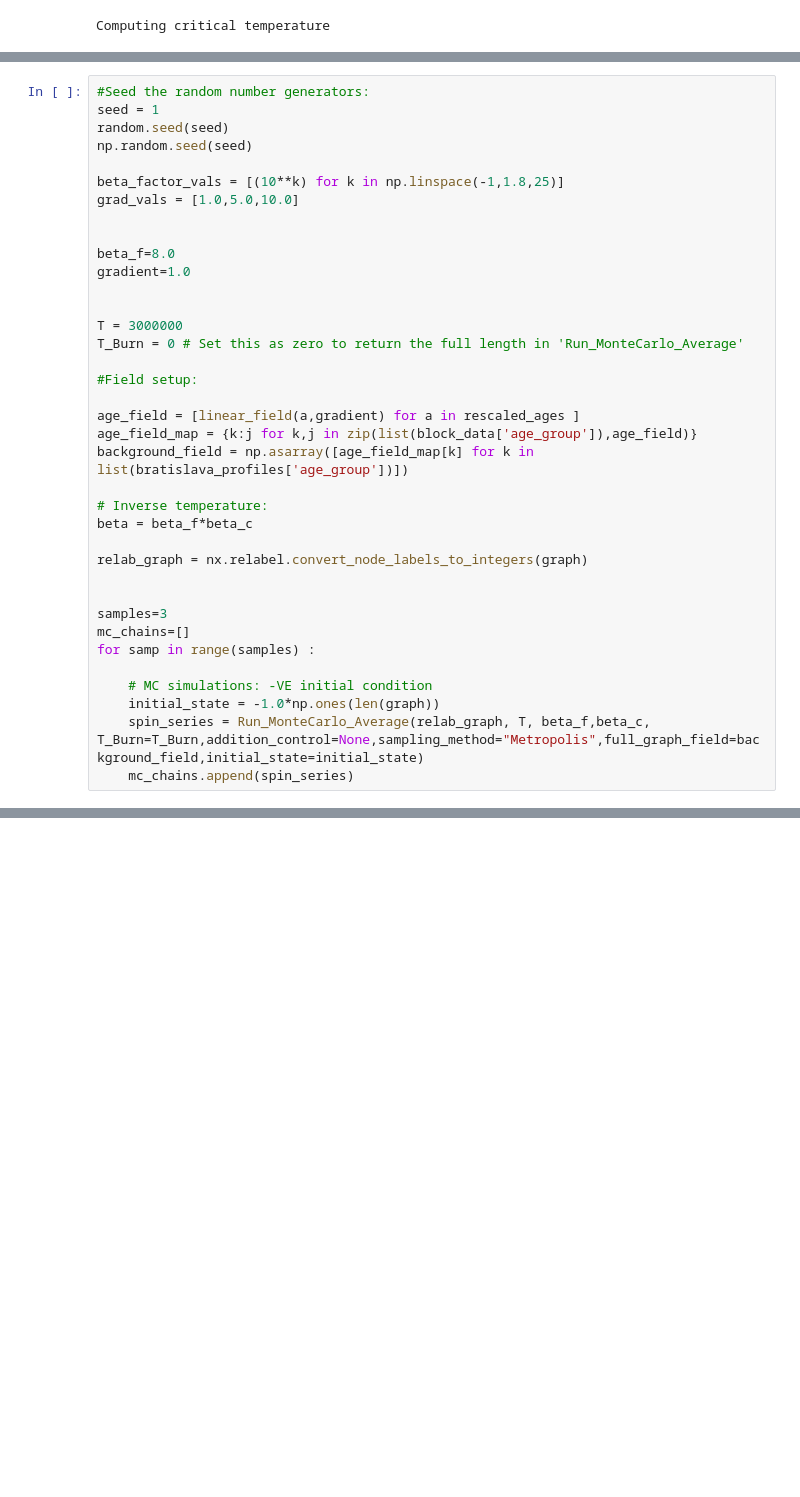
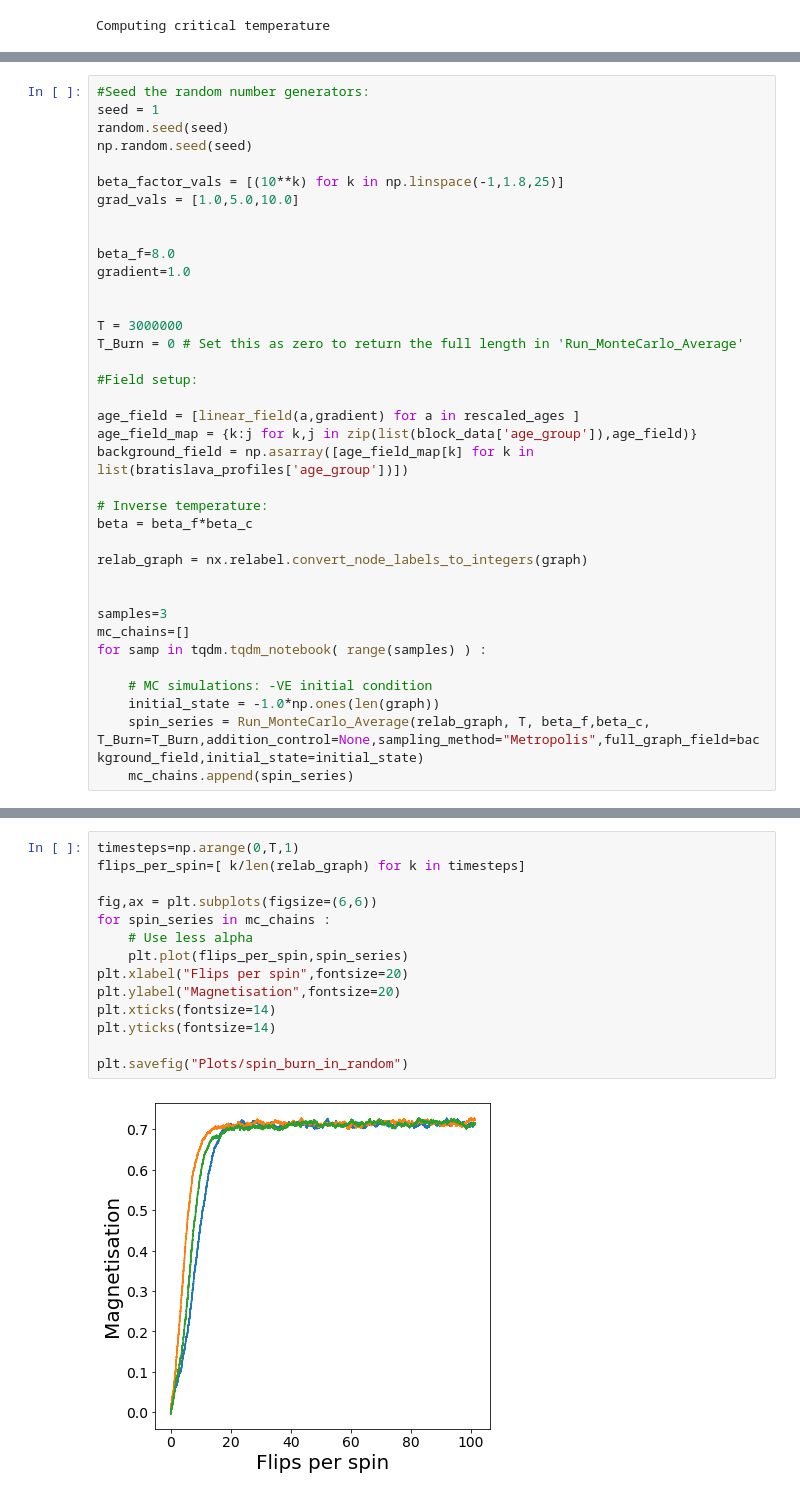
Before and after one commit to MGarrod1/unobserved_spin_influence, a Jupyter notebook: Figure_3_Pokec/Pokec_burn_in_time_plots.ipynb, the cells around one changed output, grey strips where cells are left out. Cells and saved outputs as stored; diff of their text form; blank space fills up the shorter version.

Commit message:
add block to simulate random initial conditions

```diff
--- a/Figure_3_Pokec/Pokec_burn_in_time_plots.ipynb
+++ b/Figure_3_Pokec/Pokec_burn_in_time_plots.ipynb
@@ -100,7 +100,7 @@ relab_graph = nx.relabel.convert_node_labels_to_integers(graph)
 
 samples=3
 mc_chains=[]
-for samp in range(samples) :
+for samp in tqdm.tqdm_notebook( range(samples) ) :
 
     # MC simulations: -VE initial condition
     initial_state = -1.0*np.ones(len(graph))
@@ -129,0 +169,16 @@ plt.savefig("Plots/spin_burn_in_neg_MS")
+# %%
+timesteps=np.arange(0,T,1)
+flips_per_spin=[ k/len(relab_graph) for k in timesteps]
+
+fig,ax = plt.subplots(figsize=(6,6))
+for spin_series in mc_chains :
+    # Use less alpha
+    plt.plot(flips_per_spin,spin_series)
+plt.xlabel("Flips per spin",fontsize=20)
+plt.ylabel("Magnetisation",fontsize=20)
+plt.xticks(fontsize=14)
+plt.yticks(fontsize=14)
+
+plt.savefig("Plots/spin_burn_in_random")
+# %% [output]
+[figure, added]
```
Also changed, not shown: parts of 6 cells of this notebook.
